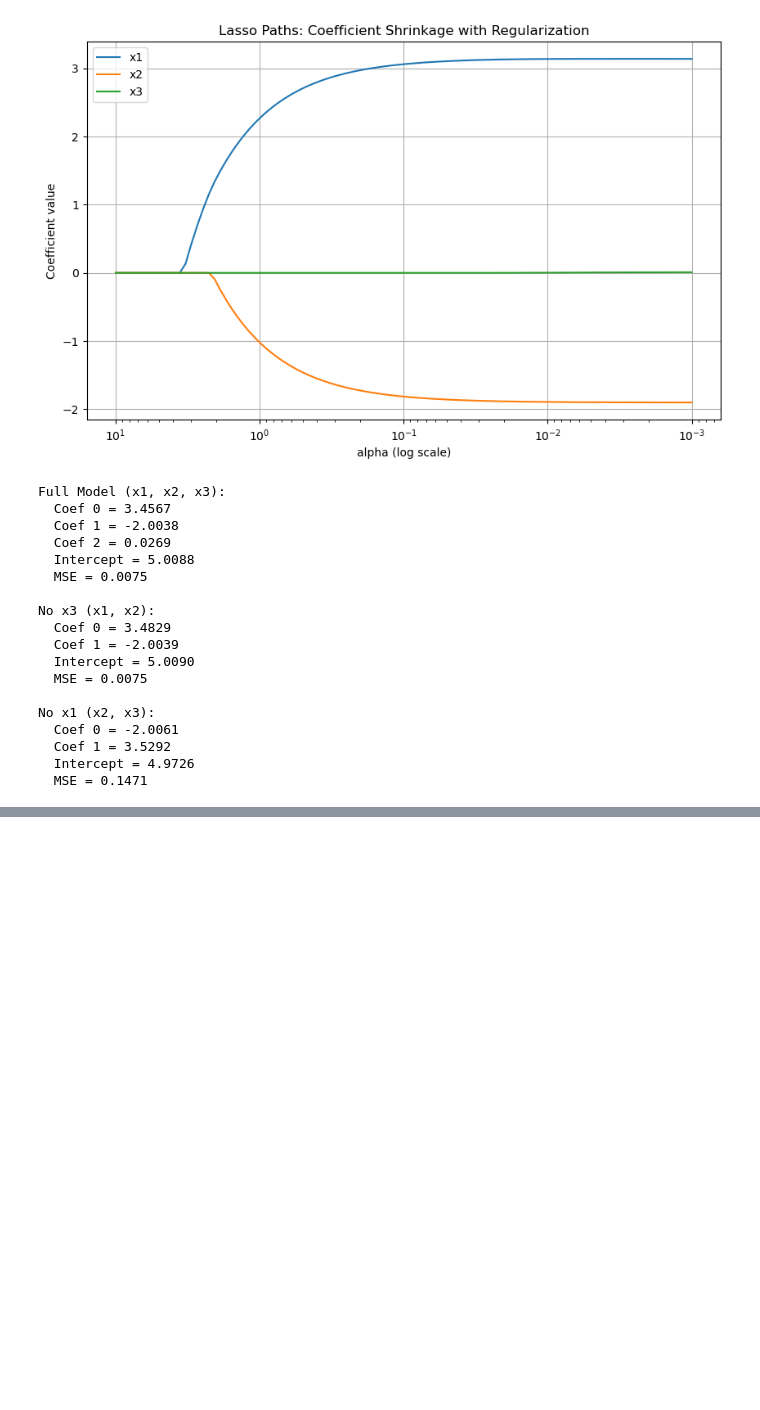
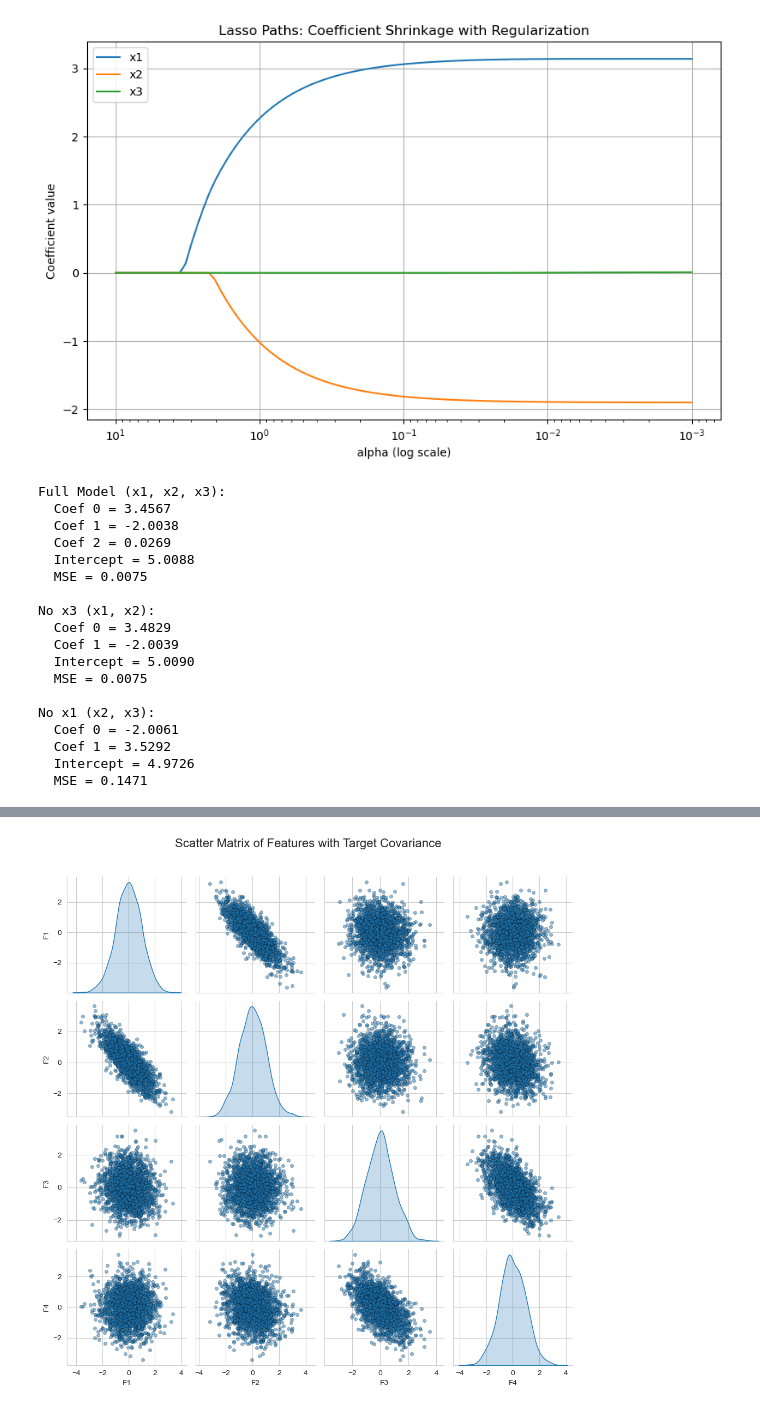
Before and after one commit to tendulkar/AIPractice, a Jupyter notebook: LinearRegression/ClosedForm.ipynb, the cells around one changed output, grey strips where cells are left out. Saved outputs shown, nothing was run; the diff lists cells and outputs as text; code cells hidden in the pictures; blank space fills up the shorter version.

```diff
--- a/LinearRegression/ClosedForm.ipynb
+++ b/LinearRegression/ClosedForm.ipynb
@@ -357,0 +570,81 @@ No x1 (x2, x3):
+# %%
+import numpy as np
+import pandas as pd
+import matplotlib.pyplot as plt
+import seaborn as sns
+
+def generate_and_plot_data_with_covariance():
+    """
+    Generates a dataset with a predefined covariance matrix and plots a
+    scatter matrix to visualize the feature relationships.
+    """
+    # --- 1. Define the Target Covariance Matrix ---
+    # This matrix is extracted from the "Covariance Matrix" plot in the user-provided image.
+    # It represents the desired covariance structure for our synthetic data.
+    target_cov_matrix = np.array([
+        [ 1.0, -0.8, -0.1,  0.0],
+        [-0.1,  1.0,  0.0, -0.2],
+        [-0.2,  0.0,  1.0, -0.8],
+        [ 0.0, -0.2, -0.8,  1.0]
+    ])
+
+    target_cov_matrix = np.array([
+    [1.0, -0.8, -0.1, 0.0],
+    [-0.8, 1.0, 0.0, -0.2],
+    [-0.1, 0.0, 1.0, -0.6],
+    [0.0, -0.2, -0.6, 1.0]
+])
+
+    # Define the mean for each feature. A zero mean is standard for this type of simulation.
+    mean_vector = np.array([0, 0, 0, 0])
+
+    # Define the number of data points (samples) to generate.
+    num_samples = 2000
+
+    # --- 2. Generate the Synthetic Data ---
+    # We use a multivariate normal distribution to generate data points that adhere
+    # to the specified mean and covariance structure.
+    # A check is performed to ensure the covariance matrix is positive semi-definite.
+    try:
+        np.linalg.cholesky(target_cov_matrix)
+    except np.linalg.LinAlgError:
+        print("Error: The target covariance matrix is not positive semi-definite.")
+        return
+
+    synthetic_data = np.random.multivariate_normal(mean_vector, target_cov_matrix, size=num_samples)
+
+    # --- 3. Create a Pandas DataFrame ---
+    # For ease of use and plotting, we'll convert the NumPy array into a Pandas DataFrame.
+    feature_names = ['F1', 'F2', 'F3', 'F4']
+    df = pd.DataFrame(synthetic_data, columns=feature_names)
+
+    # --- 4. (Optional) Verify the Covariance of the Generated Data ---
+    # We can calculate the covariance of our generated data to see how closely
+    # it matches our target matrix. With enough samples, it should be very close.
+    print("--- Target Covariance Matrix ---")
+    print(target_cov_matrix)
+    print("\n--- Covariance of Generated Data (should be similar to target) ---")
+    # Using .cov() on the dataframe calculates the sample covariance
+    print(df.cov())
+
+    # --- 5. Plot the Scatter Matrix ---
+    # This creates a grid of plots showing the relationship between each pair of features.
+    # The diagonal shows the distribution of each individual feature (we'll use a KDE).
+    print("\nGenerating scatter matrix plot...")
+    sns.set_style("whitegrid")
+
+    # Use pairplot from seaborn for a more aesthetic plot
+    pair_plot = sns.pairplot(df, kind='scatter', diag_kind='kde',
+                             plot_kws={'alpha': 0.5, 's': 20, 'edgecolor': 'k'},
+                             diag_kws={'fill': True})
+
+    pair_plot.fig.suptitle('Scatter Matrix of Features with Target Covariance', y=1.02, fontsize=16)
+
+    # Adjust layout and display the plot
+    plt.tight_layout()
+    plt.show()
+
+
+if __name__ == '__main__':
+    generate_and_plot_data_with_covariance()
+# %% [output]
@@ -357,0 +665 @@ No x1 (x2, x3):
+[figure, added]
```
Also changed, not shown: parts of 10 cells of this notebook, 2 other files.
